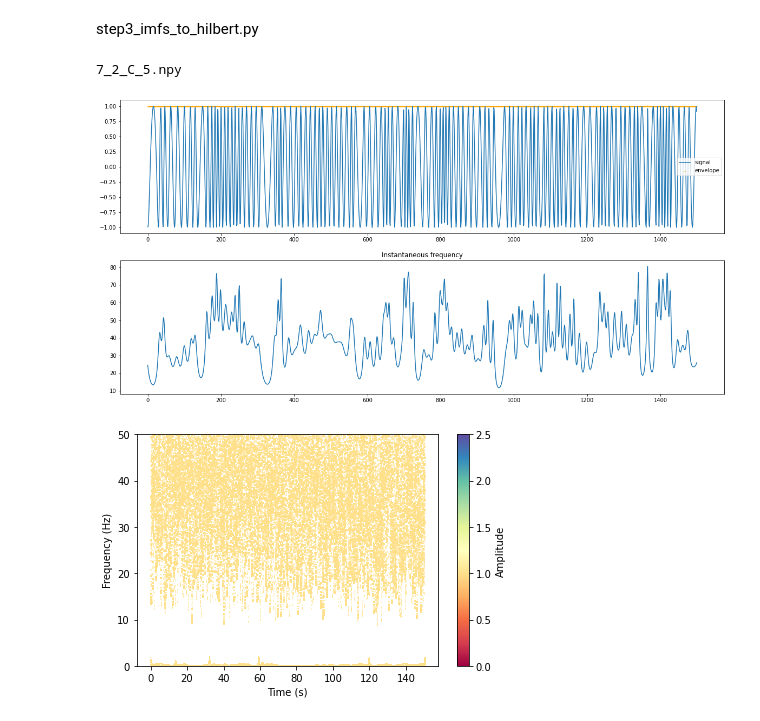
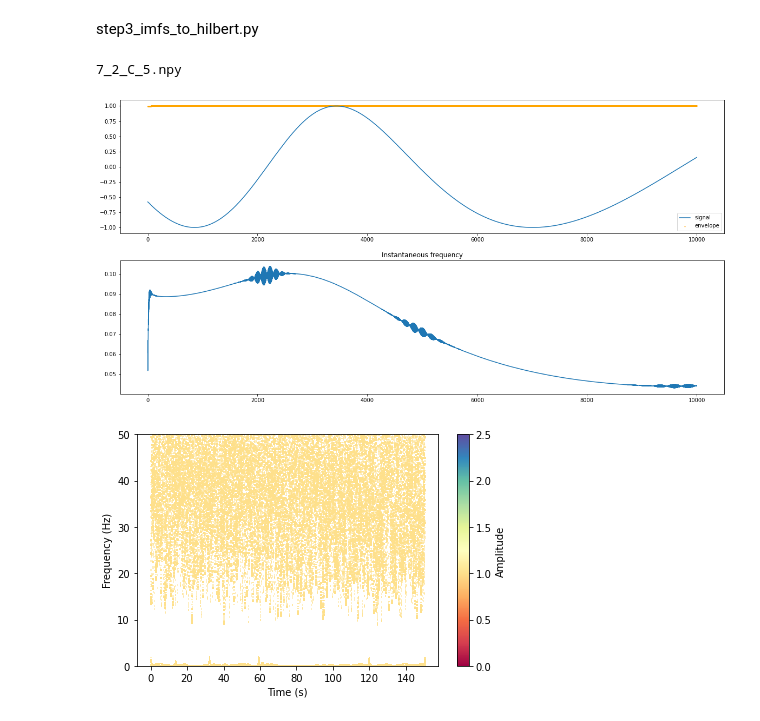
Before and after one commit to BioSIP/functional_PAC, a Jupyter notebook: notebooks/PAC.ipynb, the cells around one changed output. Drawn from its saved outputs; the diff is of its cells as text; code cells hidden in the pictures.

```diff
--- a/notebooks/PAC.ipynb
+++ b/notebooks/PAC.ipynb
@@ -139,33 +139,33 @@ def normalize_IMF(IMF, thr=0.05, max_iter=20, current_iter=0):
 # %%
 hilbert_path = "../data/hilbert"
 hilbert_files = [file for file in os.listdir(hilbert_path) if file.endswith('.npy')]
 reduced_imfs_path = "../data/reduced_imfs"
 print(hilbert_files[0])
 channel = 15
-imf_index = 1
+imf_index = 4
 
 n_signal = np.load(os.path.join(reduced_imfs_path,hilbert_files[0]), allow_pickle=True)[channel][imf_index]
 n_signal = normalize_IMF(n_signal)
 
 HT = np.load(os.path.join(hilbert_path, hilbert_files[0]), allow_pickle=True)
 analytic_signal = HT[channel][imf_index]
 amplitude_envelope = np.abs(analytic_signal)
 instantaneous_phase = np.unwrap(np.angle(analytic_signal))
 instantaneous_frequency = (np.diff(instantaneous_phase) / (2.0*np.pi) * fs)
 
-steps = 1500
+steps = 10000
 fig = plt.figure(figsize=(20,10))
 ax0 = fig.add_subplot(211)
 ax0.plot(n_signal[:steps], label='signal')
 ax0.scatter(np.arange(steps),amplitude_envelope[:steps], label='envelope', s=1, c="orange")
 ax0.legend()
 ax1 = fig.add_subplot(212)
 ax1.set_title("Instantaneous frequency")
 ax1.plot(instantaneous_frequency[:steps])
 plt.show()
 # %% [output]
 7_2_C_5.npy
-[figure, old version]
+[figure, new version]
 # %%
 def plot_HS(time, frec_inst, amplitud, canal):
     fig = plt.figure(num=canal)
```
Also changed, not shown: parts of 2 cells of this notebook, 1 other file.
